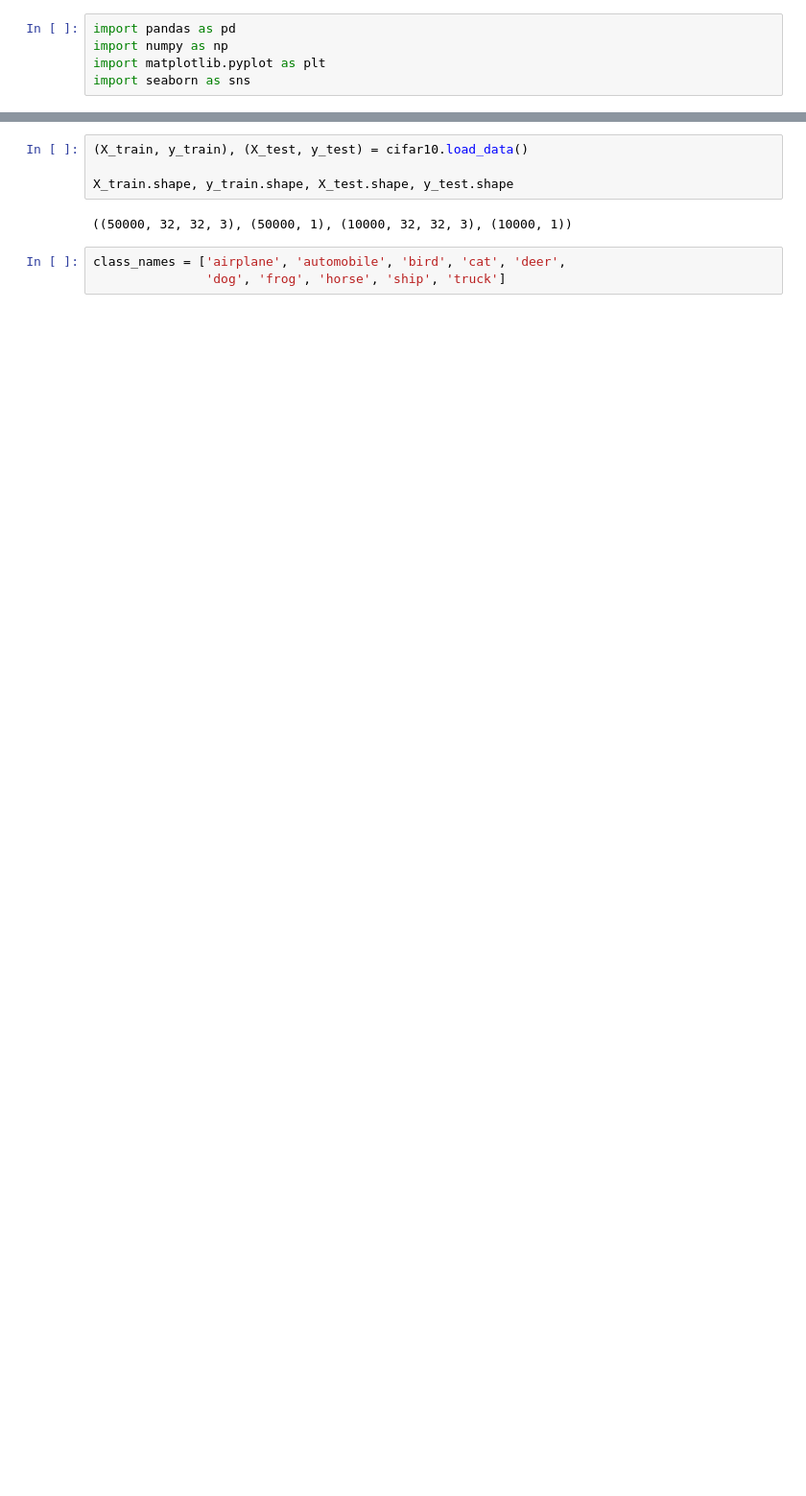
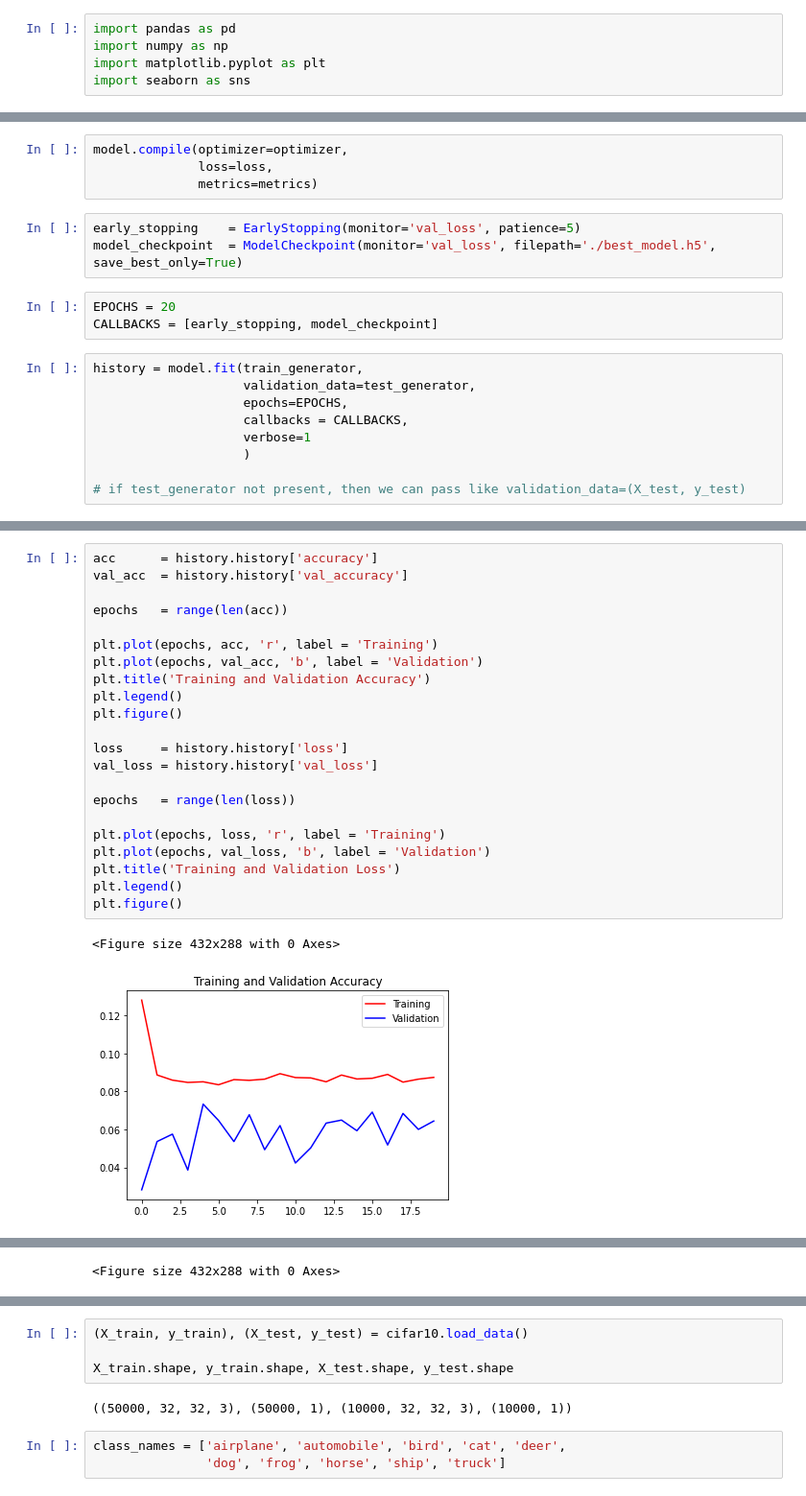
Before and after one commit to hrisav/tensorflow-developer, a Jupyter notebook: Extras/03_CIFAR_CNN.ipynb, the cells around one changed output, grey strips where cells are left out. Shown at 96% size. Saved outputs shown, nothing was run; the diff lists cells and outputs as text; blank space fills up the shorter version.

```diff
--- a/Extras/03_CIFAR_CNN.ipynb
+++ b/Extras/03_CIFAR_CNN.ipynb
@@ -13,0 +143,19 @@ cifar10 = keras.datasets.cifar10
+# %%
+model.compile(optimizer=optimizer,
+              loss=loss,
+              metrics=metrics)
+# %%
+early_stopping    = EarlyStopping(monitor='val_loss', patience=5)
+model_checkpoint  = ModelCheckpoint(monitor='val_loss', filepath='./best_model.h5', save_best_only=True)
+# %%
+EPOCHS = 20
+CALLBACKS = [early_stopping, model_checkpoint]
+# %%
+history = model.fit(train_generator,
+                    validation_data=test_generator,
+                    epochs=EPOCHS,
+                    callbacks = CALLBACKS,
+                    verbose=1
+                    )
+
+# if test_generator not present, then we can pass like validation_data=(X_test, y_test)
@@ -13,0 +180,25 @@ cifar10 = keras.datasets.cifar10
+# %%
+acc      = history.history['accuracy']
+val_acc  = history.history['val_accuracy']
+
+epochs   = range(len(acc))
+
+plt.plot(epochs, acc, 'r', label = 'Training')
+plt.plot(epochs, val_acc, 'b', label = 'Validation')
+plt.title('Training and Validation Accuracy')
+plt.legend()
+plt.figure()
+
+loss     = history.history['loss']
+val_loss = history.history['val_loss']
+
+epochs   = range(len(loss))
+
+plt.plot(epochs, loss, 'r', label = 'Training')
+plt.plot(epochs, val_loss, 'b', label = 'Validation')
+plt.title('Training and Validation Loss')
+plt.legend()
+plt.figure()
+# %% [output]
+<Figure size 432x288 with 0 Axes>
+[figure, added]
@@ -13,0 +206 @@ cifar10 = keras.datasets.cifar10
+<Figure size 432x288 with 0 Axes>
```
Also changed, not shown: parts of 136 cells of this notebook.
